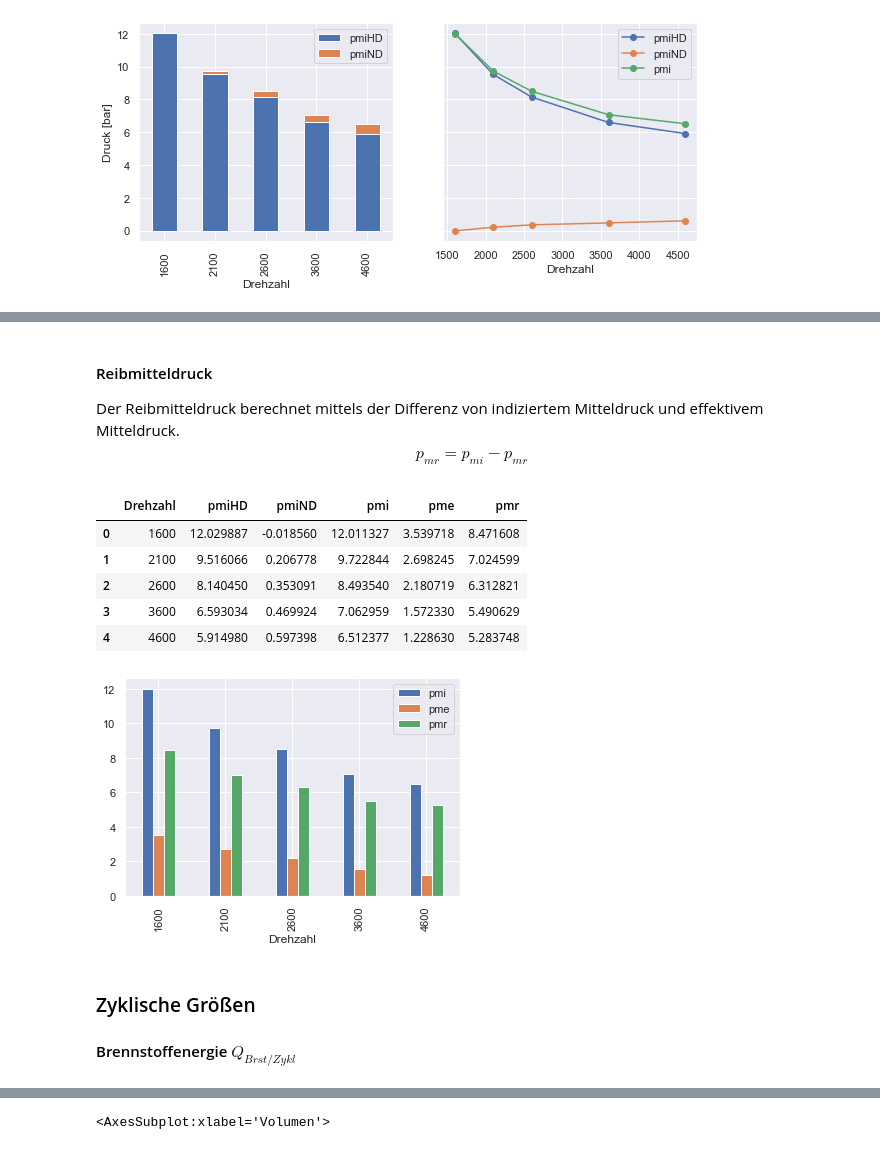
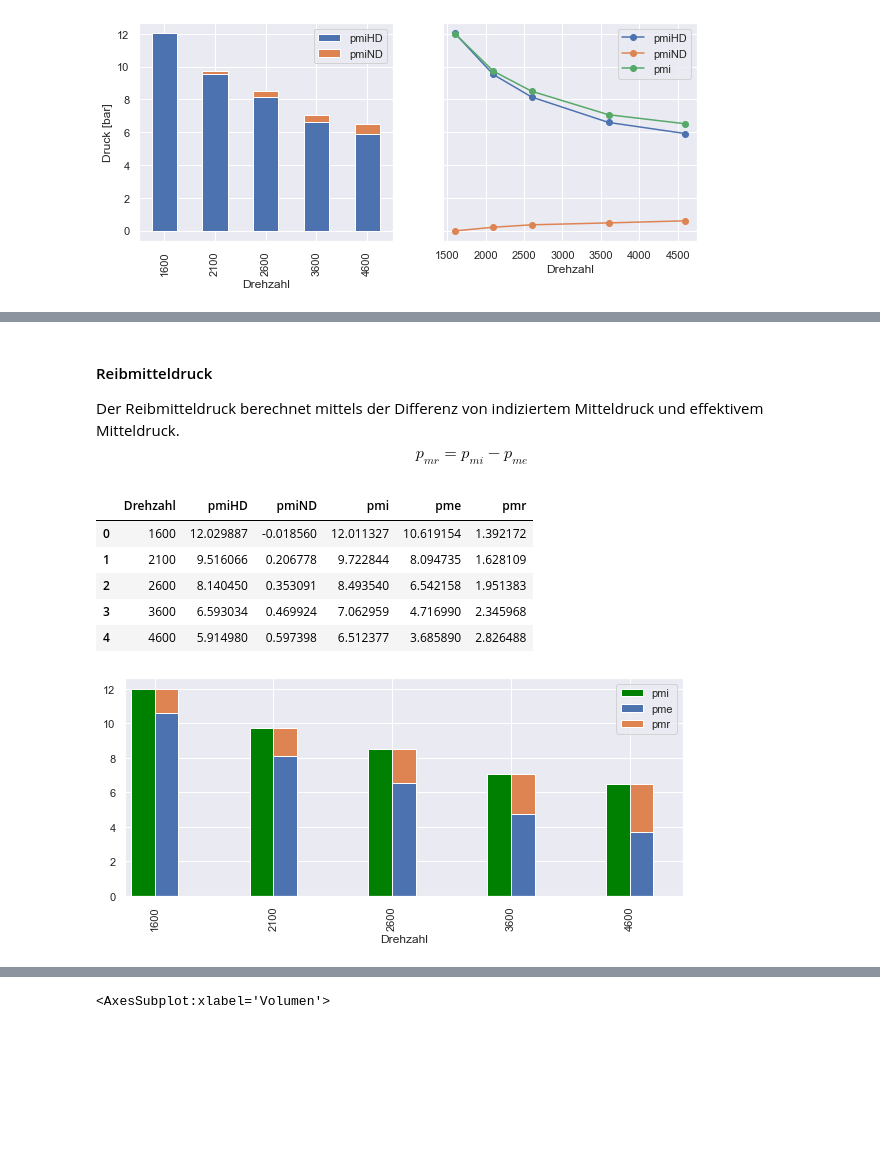
Before and after one commit to marcussteinbacher/kfzlu, a Jupyter notebook: Protokoll.ipynb, the cells around one changed output, grey strips where cells are left out. Saved outputs shown, nothing was run; the diff lists cells and outputs as text; code cells hidden in the pictures; blank space fills up the shorter version.

```diff
--- a/Protokoll.ipynb
+++ b/Protokoll.ipynb
@@ -417,19 +444,21 @@ df_pm
 # %% [markdown]
 #### Reibmitteldruck
 Der Reibmitteldruck berechnet mittels der Differenz von indiziertem Mitteldruck und effektivem Mitteldruck. <br>
-$$p_{mr} = p_{mi} - p_{mr}$$
+$$p_{mr} = p_{mi} - p_{me}$$
-# %%
-df_pm["pmr"] = df_pm["pmi"] - df_pm["pme"]
-df_pm.plot(kind="bar",x="Drehzahl",y=["pmi","pme","pmr"])
-df_pm
-# %% [output]
-|  | Drehzahl | pmiHD | pmiND | pmi | pme | pmr |
-| 0 | 1600 | 12.029887 | -0.018560 | 12.011327 | 3.539718 | 8.471608 |
-| 1 | 2100 | 9.516066 | 0.206778 | 9.722844 | 2.698245 | 7.024599 |
-| 2 | 2600 | 8.140450 | 0.353091 | 8.493540 | 2.180719 | 6.312821 |
-| 3 | 3600 | 6.593034 | 0.469924 | 7.062959 | 1.572330 | 5.490629 |
-| 4 | 4600 | 5.914980 | 0.597398 | 6.512377 | 1.228630 | 5.283748 |
-[figure, removed]
-# %% [markdown]
-### Zyklische Größen
-#### Brennstoffenergie $Q_{Brst/Zykl}$
+# %%
+df_pm["pmr"] = df_pm["pmi"] - df_pm["pme"]
+
+fig, ax = plt.subplots(figsize=(10,4))
+df_pm.plot(kind="bar",x="Drehzahl",y="pmi",ax=ax,align="edge",width=-0.2,color="green")
+df_pm.plot(kind="bar",x="Drehzahl",y=["pme","pmr"],stacked=True,ax=ax,align="edge",width=0.2)
+#l,r = plt.xlim()
+#plt.xlim(l, r+0.2)
+df_pm
+# %% [output]
+|  | Drehzahl | pmiHD | pmiND | pmi | pme | pmr |
+| 0 | 1600 | 12.029887 | -0.018560 | 12.011327 | 10.619154 | 1.392172 |
+| 1 | 2100 | 9.516066 | 0.206778 | 9.722844 | 8.094735 | 1.628109 |
+| 2 | 2600 | 8.140450 | 0.353091 | 8.493540 | 6.542158 | 1.951383 |
+| 3 | 3600 | 6.593034 | 0.469924 | 7.062959 | 4.716990 | 2.345968 |
+| 4 | 4600 | 5.914980 | 0.597398 | 6.512377 | 3.685890 | 2.826488 |
+[figure, added]
```
Also changed, not shown: parts of 34 cells of this notebook.
